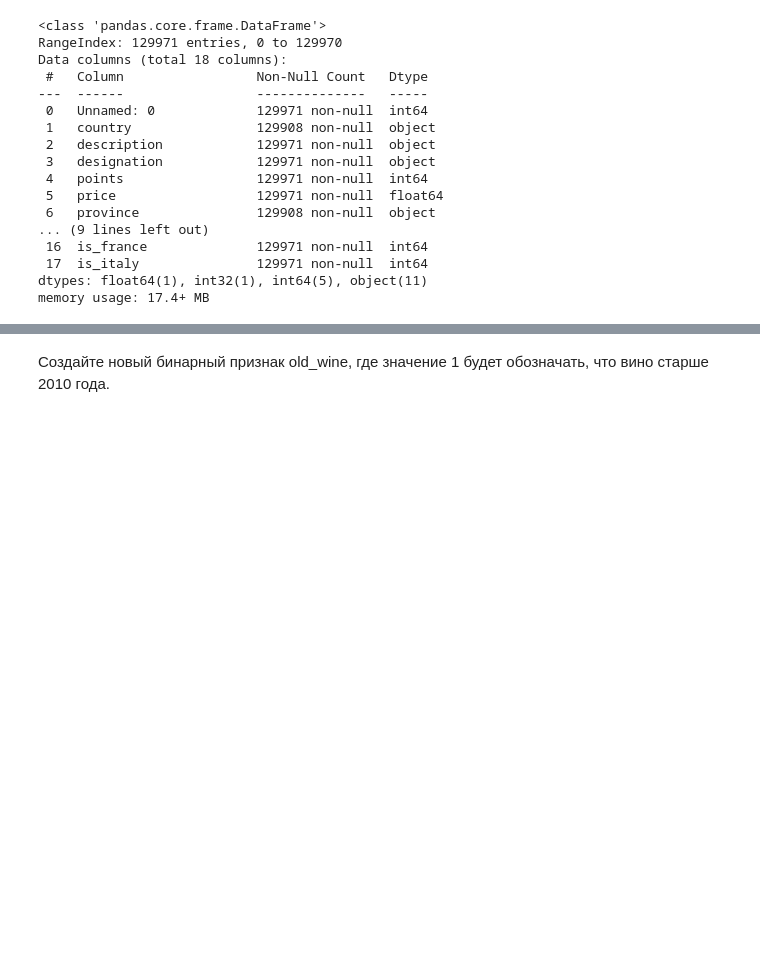
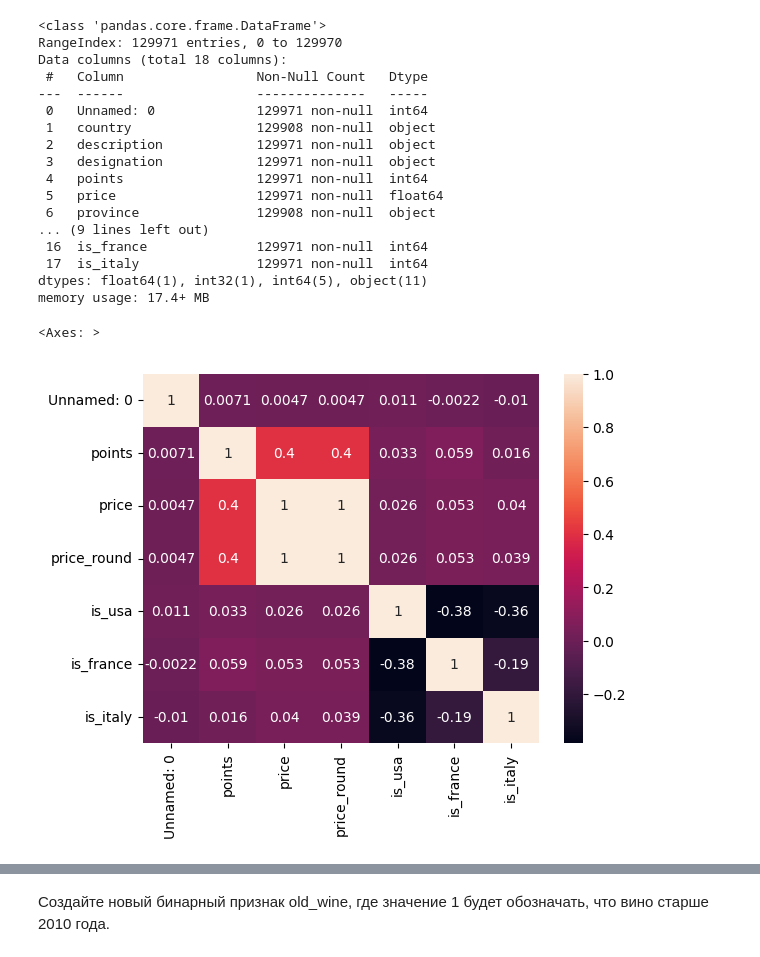
Before and after one commit to EvgeniiOvcharenko/data_science, a Jupyter notebook: Новая папка/Блок 3. Разведывательный анализ данных/clear.ipynb, the cells around one changed output, grey strips where cells are left out. Saved outputs shown, nothing was run; the diff lists cells and outputs as text; code cells hidden in the pictures; blank space fills up the shorter version.

```diff
--- a/Новая папка/Блок 3. Разведывательный анализ данных/clear.ipynb
+++ b/Новая папка/Блок 3. Разведывательный анализ данных/clear.ipynb
@@ -97,3 +98,8 @@ Data columns (total 18 columns):
  17  is_italy               129971 non-null  int64
 dtypes: float64(1), int32(1), int64(5), object(11)
 memory usage: 17.4+ MB
+# %%
+sns.heatmap(data.corr(numeric_only=True), annot=True)
+# %% [output]
+<Axes: >
+[figure, added]
```
Also changed, not shown: parts of 4 cells of this notebook, 3 other files.
